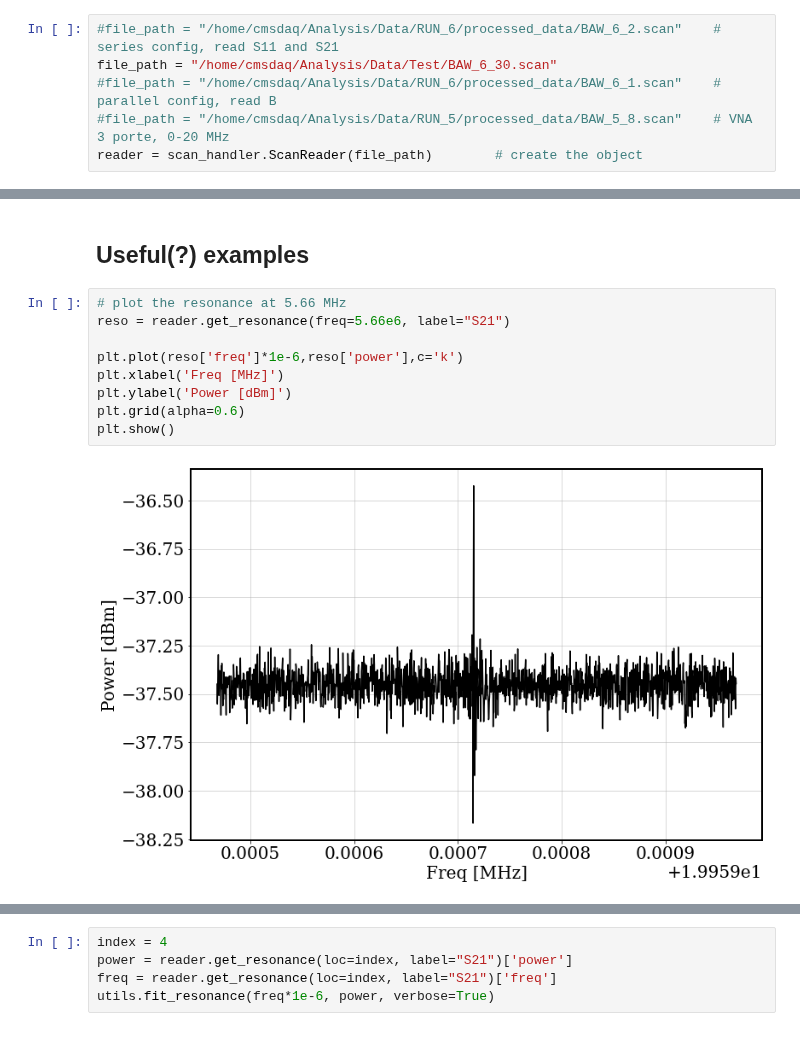
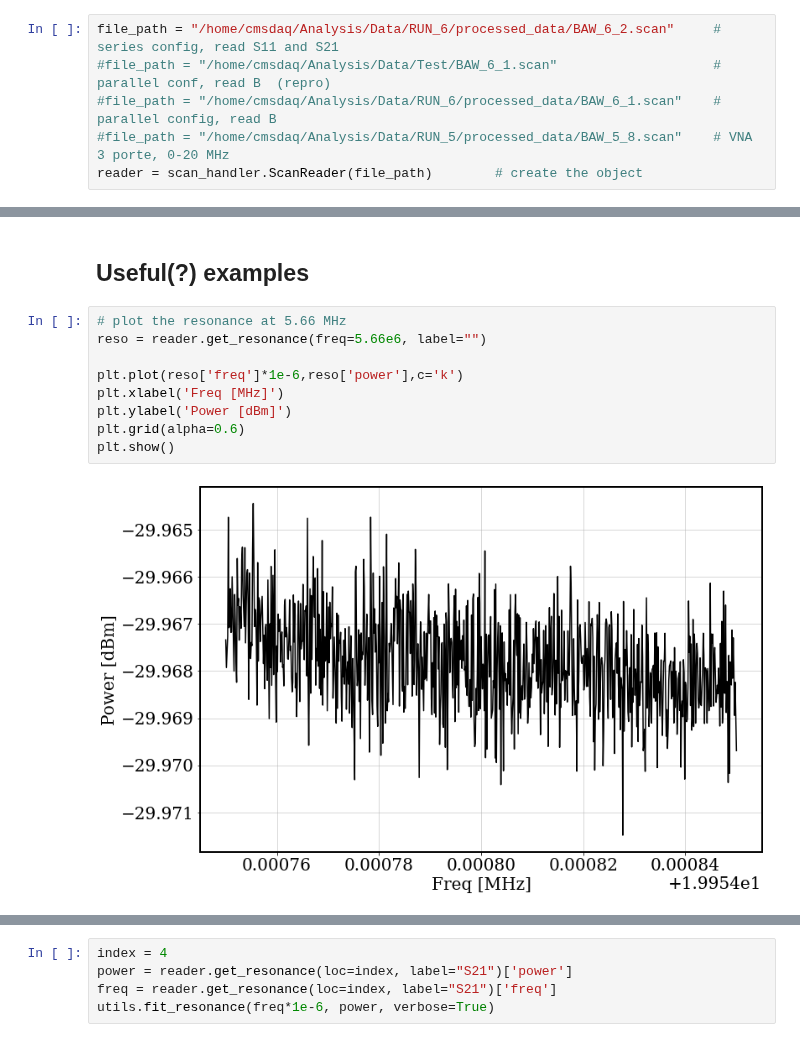
Before and after one commit to Lab5015/BAWSHA, a Jupyter notebook: notebooks/Reader_2pVNA_fede.ipynb, the cells around one changed output, grey strips where cells are left out. Saved outputs shown, nothing was run; the diff lists cells and outputs as text.

```diff
--- a/notebooks/Reader_2pVNA_fede.ipynb
+++ b/notebooks/Reader_2pVNA_fede.ipynb
@@ -15,8 +18,8 @@ rc('axes',linewidth=2)
 # %% [markdown]
 # Reader
 # %%
-#file_path = "/home/cmsdaq/Analysis/Data/RUN_6/processed_data/BAW_6_2.scan"    # series config, read S11 and S21
-file_path = "/home/cmsdaq/Analysis/Data/Test/BAW_6_30.scan"
+file_path = "/home/cmsdaq/Analysis/Data/RUN_6/processed_data/BAW_6_2.scan"     # series config, read S11 and S21
+#file_path = "/home/cmsdaq/Analysis/Data/Test/BAW_6_1.scan"                    # parallel conf, read B  (repro)
 #file_path = "/home/cmsdaq/Analysis/Data/RUN_6/processed_data/BAW_6_1.scan"    # parallel config, read B
 #file_path = "/home/cmsdaq/Analysis/Data/RUN_5/processed_data/BAW_5_8.scan"    # VNA 3 porte, 0-20 MHz
 reader = scan_handler.ScanReader(file_path)        # create the object
@@ -104,15 +109,15 @@ The resonance called  resonance_837  has a Q =  4210575.140298327
 ## Useful(?) examples
 # %%
 # plot the resonance at 5.66 MHz
-reso = reader.get_resonance(freq=5.66e6, label="S21")
+reso = reader.get_resonance(freq=5.66e6, label="")
 
 plt.plot(reso['freq']*1e-6,reso['power'],c='k')
 plt.xlabel('Freq [MHz]')
 plt.ylabel('Power [dBm]')
 plt.grid(alpha=0.6)
 plt.show()
 # %% [output]
-[figure, old version]
+[figure, new version]
 # %%
 print(reso['R_baw'])
 print(reso['R_par'])
```
Also changed, not shown: parts of 12 cells of this notebook, 6 other files.
